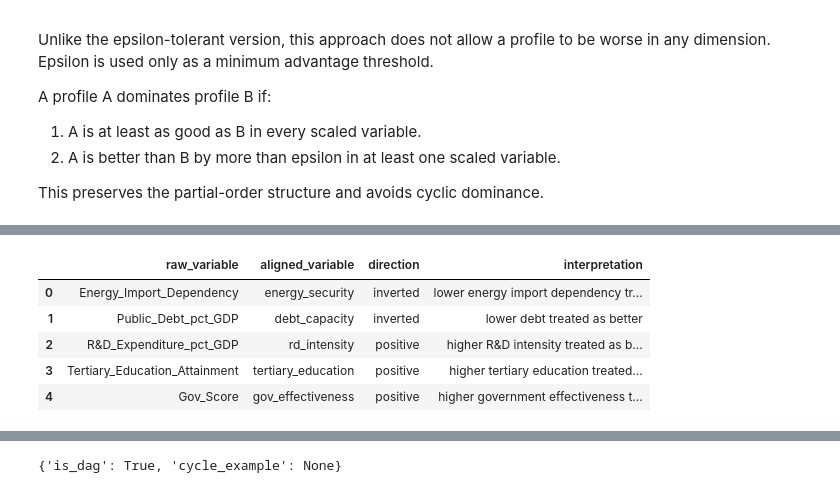
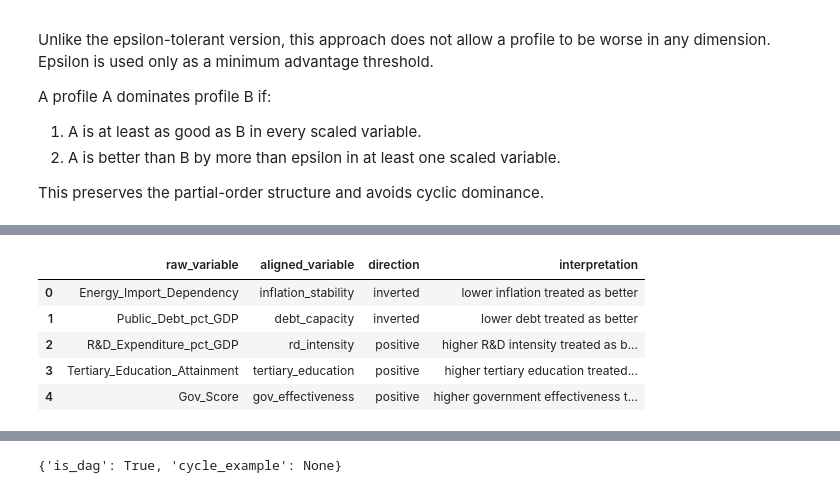
Before and after one commit to FRA-0023/Economic_Structural_Resilience_in_OECD_Countries, a Jupyter notebook: POSet_Algorithm.ipynb, the cells around one changed output, grey strips where cells are left out. Cells and saved outputs as stored; diff of their text form; code cells hidden in the pictures.

```diff
--- a/POSet_Algorithm.ipynb
+++ b/POSet_Algorithm.ipynb
@@ -119,42 +119,42 @@ df_poset["Public_Debt_pct_GDP"] = (
 direction_metadata = pd.DataFrame([
     {
         "raw_variable": "Energy_Import_Dependency",
-        "aligned_variable": "energy_security",
+        "aligned_variable": "inflation_stability",
         "direction": "inverted",
-        "interpretation": "lower energy import dependency treated as better"
+        "interpretation": "lower inflation treated as better"
     },
     {
         "raw_variable": "Public_Debt_pct_GDP",
         "aligned_variable": "debt_capacity",
         "direction": "inverted",
         "interpretation": "lower debt treated as better"
     },
     {
         "raw_variable": "R&D_Expenditure_pct_GDP",
         "aligned_variable": "rd_intensity",
         "direction": "positive",
         "interpretation": "higher R&D intensity treated as better"
     },
     {
         "raw_variable": "Tertiary_Education_Attainment",
         "aligned_variable": "tertiary_education",
         "direction": "positive",
         "interpretation": "higher tertiary education treated as better"
     },
     {
         "raw_variable": "Gov_Score",
         "aligned_variable": "gov_effectiveness",
         "direction": "positive",
         "interpretation": "higher government effectiveness treated as better"
     }
 ])
 
 df = df_poset.copy()
 
 direction_metadata
 # %% [output]
 |  | raw_variable | aligned_variable | direction | interpretation |
-| 0 | Energy_Import_Dependency | energy_security | inverted | lower energy import dependency tr... |
+| 0 | Energy_Import_Dependency | inflation_stability | inverted | lower inflation treated as better |
 | 1 | Public_Debt_pct_GDP | debt_capacity | inverted | lower debt treated as better |
 | 2 | R&D_Expenditure_pct_GDP | rd_intensity | positive | higher R&D intensity treated as b... |
 | 3 | Tertiary_Education_Attainment | tertiary_education | positive | higher tertiary education treated... |
```
Also changed, not shown: parts of 16 cells of this notebook.
